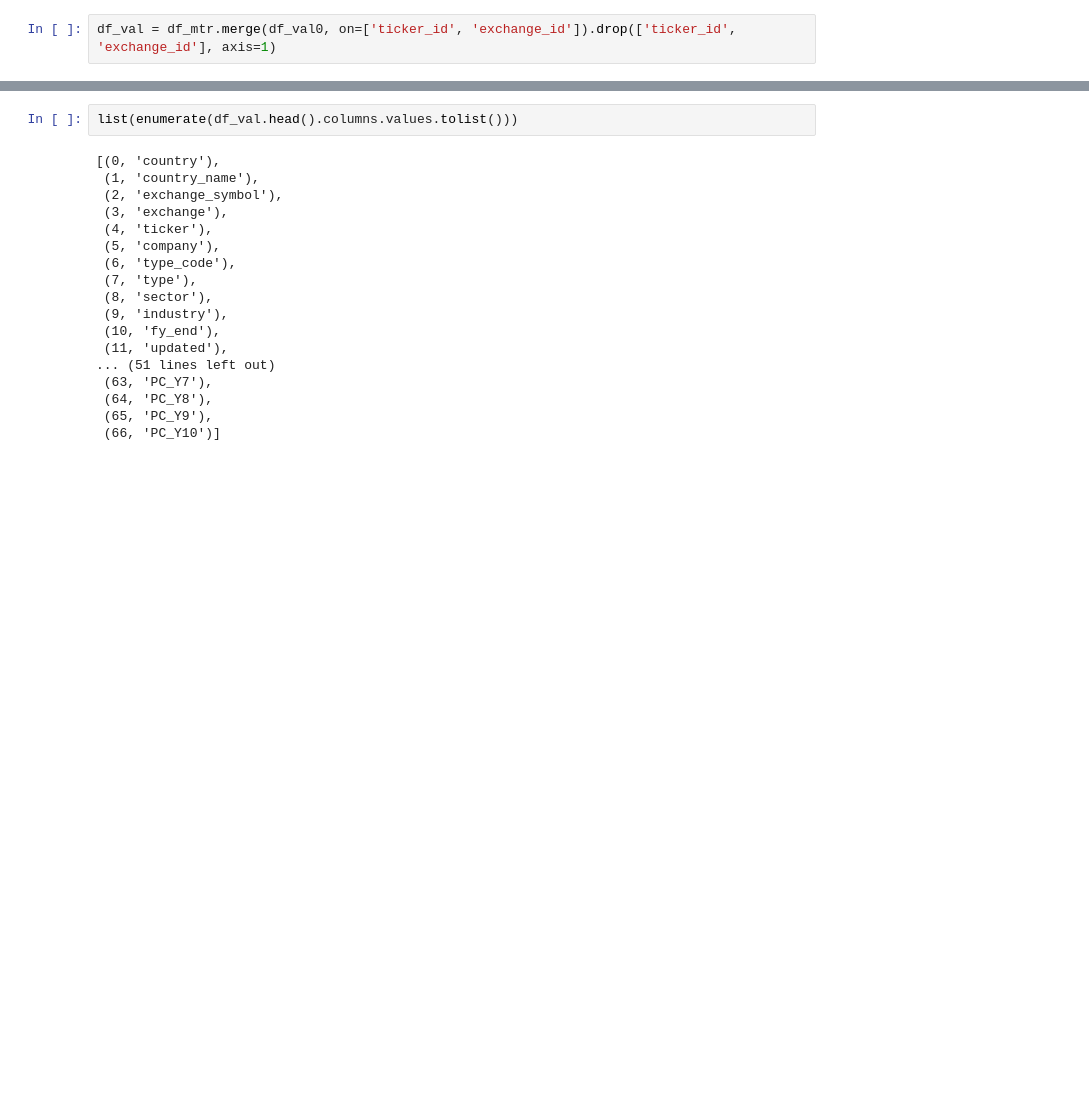
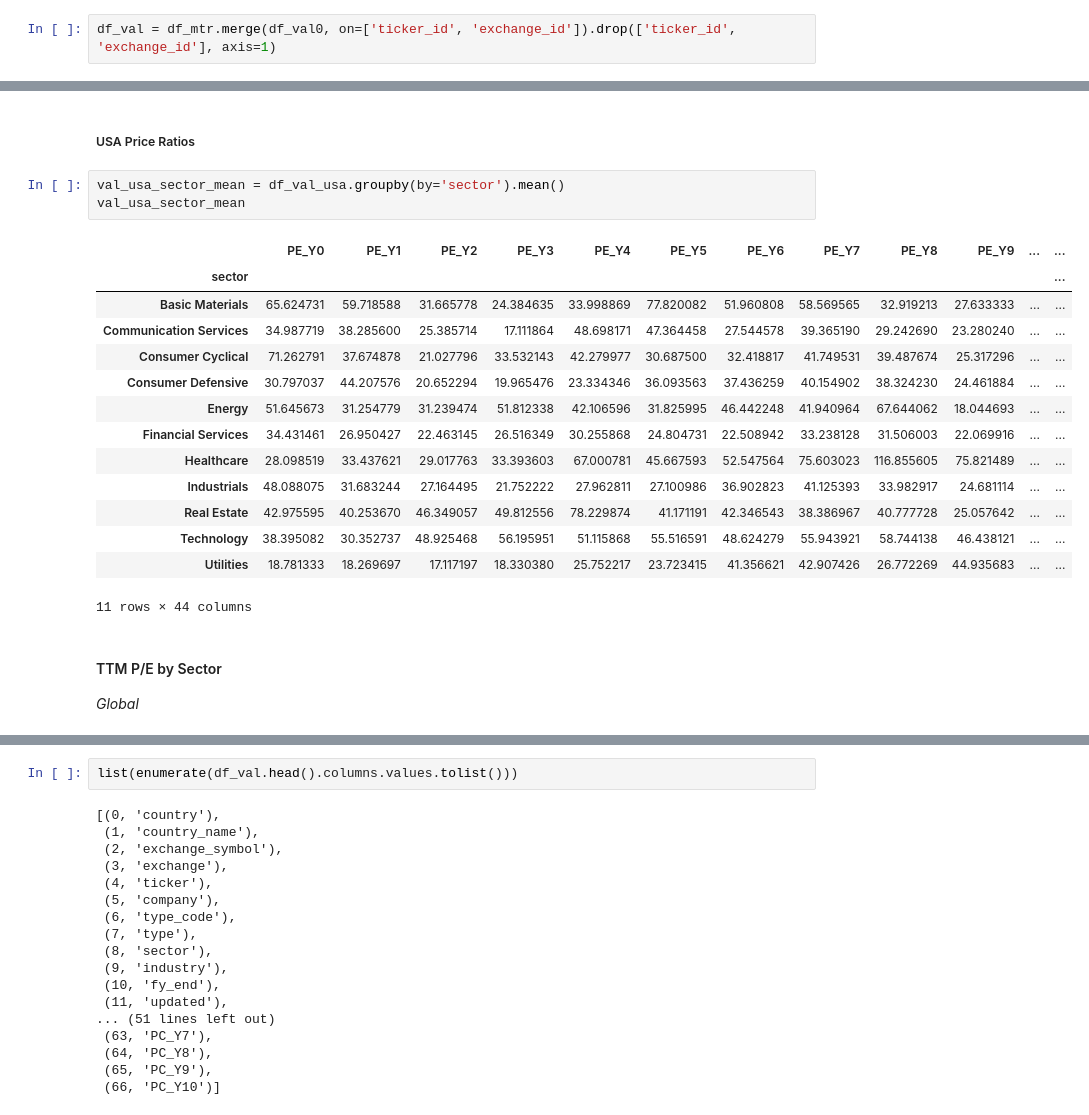
Before and after one commit to caiobran/mstables, a Jupyter notebook: data_overview.ipynb, the cells around one changed output, grey strips where cells are left out. Saved outputs shown, nothing was run; the diff lists cells and outputs as text; blank space fills up the shorter version.

```diff
--- a/data_overview.ipynb
+++ b/data_overview.ipynb
@@ -184,2 +218,25 @@ val_sector_mean = df_val.groupby(by='sector').mean()
+# %% [markdown]
+##### USA Price Ratios
+# %%
+val_usa_sector_mean = df_val_usa.groupby(by='sector').mean()
+val_usa_sector_mean
+# %% [output]
+|  | PE_Y0 | PE_Y1 | PE_Y2 | PE_Y3 | PE_Y4 | PE_Y5 | PE_Y6 | PE_Y7 | PE_Y8 | PE_Y9 | ... | ... |
+| sector |  |  |  |  |  |  |  |  |  |  |  | ... |
+| Basic Materials | 65.624731 | 59.718588 | 31.665778 | 24.384635 | 33.998869 | 77.820082 | 51.960808 | 58.569565 | 32.919213 | 27.633333 | ... | ... |
+| Communication Services | 34.987719 | 38.285600 | 25.385714 | 17.111864 | 48.698171 | 47.364458 | 27.544578 | 39.365190 | 29.242690 | 23.280240 | ... | ... |
+| Consumer Cyclical | 71.262791 | 37.674878 | 21.027796 | 33.532143 | 42.279977 | 30.687500 | 32.418817 | 41.749531 | 39.487674 | 25.317296 | ... | ... |
+| Consumer Defensive | 30.797037 | 44.207576 | 20.652294 | 19.965476 | 23.334346 | 36.093563 | 37.436259 | 40.154902 | 38.324230 | 24.461884 | ... | ... |
+| Energy | 51.645673 | 31.254779 | 31.239474 | 51.812338 | 42.106596 | 31.825995 | 46.442248 | 41.940964 | 67.644062 | 18.044693 | ... | ... |
+| Financial Services | 34.431461 | 26.950427 | 22.463145 | 26.516349 | 30.255868 | 24.804731 | 22.508942 | 33.238128 | 31.506003 | 22.069916 | ... | ... |
+| Healthcare | 28.098519 | 33.437621 | 29.017763 | 33.393603 | 67.000781 | 45.667593 | 52.547564 | 75.603023 | 116.855605 | 75.821489 | ... | ... |
+| Industrials | 48.088075 | 31.683244 | 27.164495 | 21.752222 | 27.962811 | 27.100986 | 36.902823 | 41.125393 | 33.982917 | 24.681114 | ... | ... |
+| Real Estate | 42.975595 | 40.253670 | 46.349057 | 49.812556 | 78.229874 | 41.171191 | 42.346543 | 38.386967 | 40.777728 | 25.057642 | ... | ... |
+| Technology | 38.395082 | 30.352737 | 48.925468 | 56.195951 | 51.115868 | 55.516591 | 48.624279 | 55.943921 | 58.744138 | 46.438121 | ... | ... |
+| Utilities | 18.781333 | 18.269697 | 17.117197 | 18.330380 | 25.752217 | 23.723415 | 41.356621 | 42.907426 | 26.772269 | 44.935683 | ... | ... |
+11 rows × 44 columns
+# %% [markdown]
+#### TTM P/E by Sector
+*Global*
 # %%
 pe = val_sector_mean.iloc[:, 0:11]
```
Also changed, not shown: parts of 32 cells of this notebook, 2 other files.
